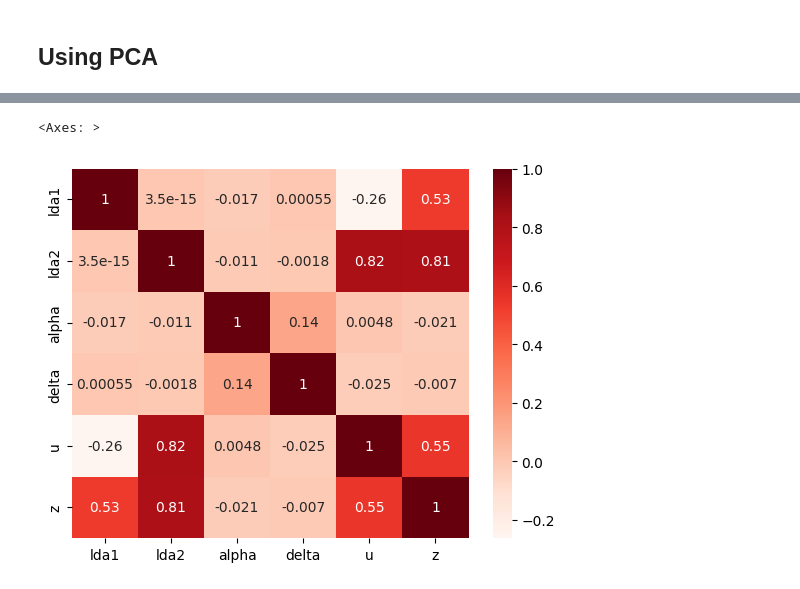
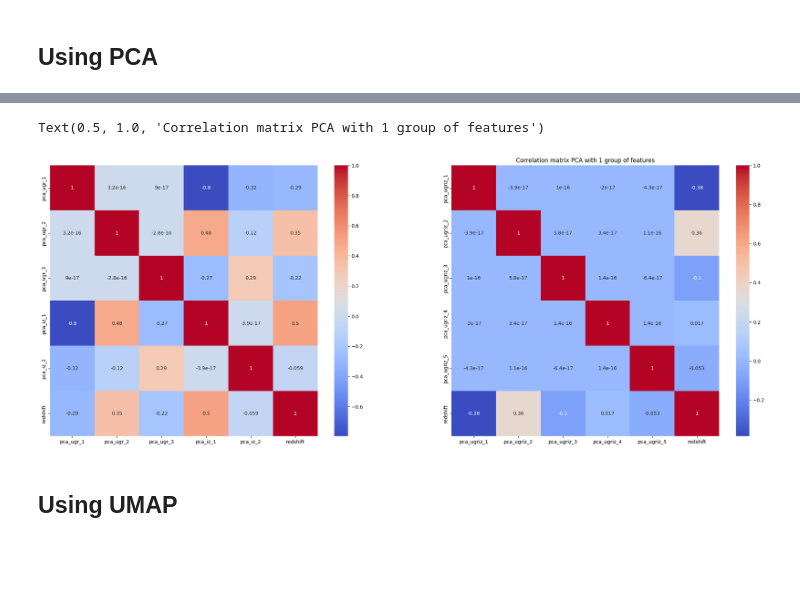
Before and after one commit to LouisCleriot/Stellar-object-classification, a Jupyter notebook: notebooks/1.2-cs-DataExploration-feature-selection.ipynb, the cells around one changed output, grey strips where cells are left out. Cells and saved outputs as stored; diff of their text form; code cells hidden in the pictures; blank space fills up the shorter version.

```diff
--- a/notebooks/1.2-cs-DataExploration-feature-selection.ipynb
+++ b/notebooks/1.2-cs-DataExploration-feature-selection.ipynb
@@ -114,6 +26,23 @@ df_lda['class'] = y
-# %%
-correlation_matrix = df_lda.drop(['class'], axis=1).corr()
-sns.heatmap(correlation_matrix, annot=True, cmap=plt.cm.Reds)
-# %% [output]
-<Axes: >
-[figure, removed]
+# %%
+pca = PCA(n_components=3)
+pca_ugr = pd.DataFrame(pca.fit_transform(group_ugr), columns=['pca_ugr_1', 'pca_ugr_2', 'pca_ugr_3'])
+pca = PCA(n_components=2)
+pca_iz = pd.DataFrame(pca.fit_transform(group_iz), columns=['pca_iz_1', 'pca_iz_2'])
+pca = PCA(n_components=5)
+pca_ugriz = pd.DataFrame(pca.fit_transform(group_ugriz), columns=['pca_ugriz_1', 'pca_ugriz_2', 'pca_ugriz_3', 'pca_ugriz_4', 'pca_ugriz_5'])
+
+pca_1 = pd.concat([pca_ugr, pca_iz,data[["redshift"]]], axis=1)
+pca_2 = pd.concat([pca_ugriz,data[["redshift"]]], axis=1)
+# %%
+#subplot 2 matrix
+fig, ax = plt.subplots(1, 2, figsize=(27, 10))
+axes = ax.flatten()
+sns.heatmap(pca_1.corr(), annot=True, cmap='coolwarm', ax=axes[0])
+plt.title('Correlation matrix PCA with 2 group of features')
+sns.heatmap(pca_2.corr(), annot=True, cmap='coolwarm', ax=axes[1])
+plt.title('Correlation matrix PCA with 1 group of features')
+# %% [output]
+Text(0.5, 1.0, 'Correlation matrix PCA with 1 group of features')
+[figure, added]
+# %% [markdown]
+## Using UMAP
```
Also changed, not shown: parts of 15 cells of this notebook.
